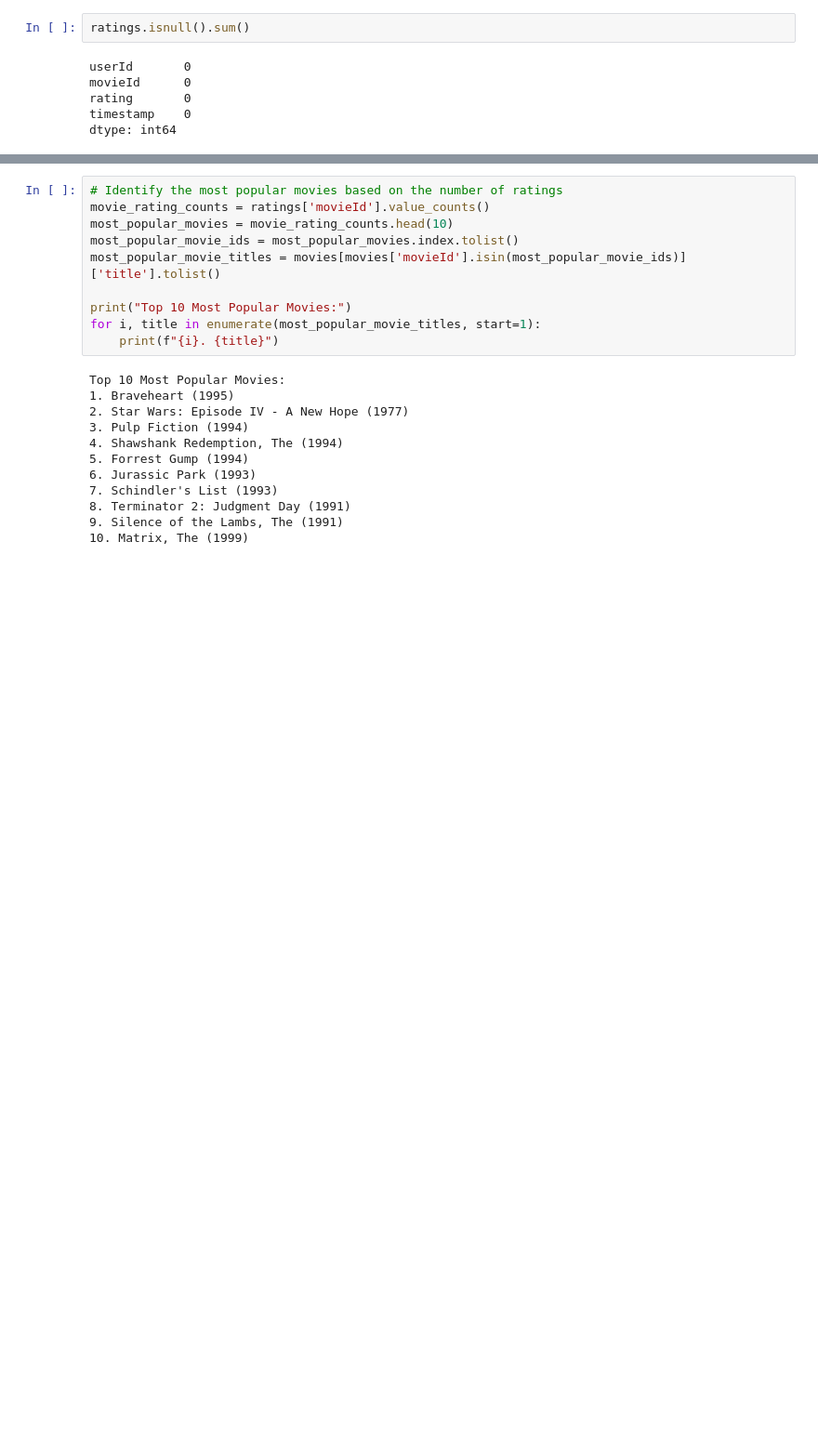
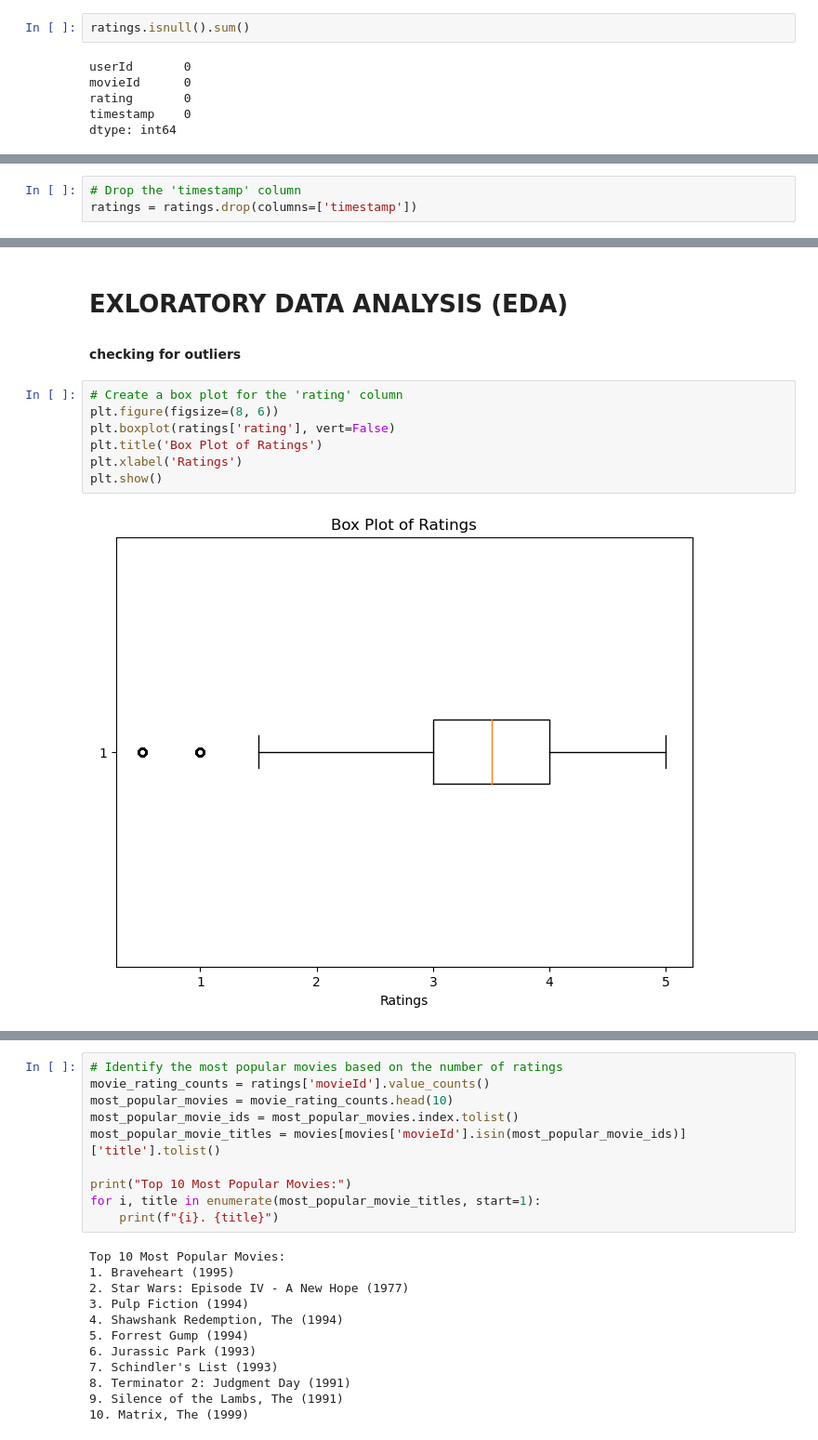
Before and after one commit to lewis-mawira/phase-4-project, a Jupyter notebook: Untitled.ipynb, the cells around one changed output, grey strips where cells are left out. Shown at 93% size. Drawn from its saved outputs; the diff is of its cells as text; blank space fills up the shorter version.

```diff
--- a/Untitled.ipynb
+++ b/Untitled.ipynb
@@ -164,0 +140,3 @@ plt.show()
+# %%
+# Drop the 'timestamp' column
+ratings = ratings.drop(columns=['timestamp'])
@@ -164,0 +196,13 @@ plt.show()
+# %% [markdown]
+# EXLORATORY DATA ANALYSIS (EDA)
+
+#### checking for outliers
+# %%
+# Create a box plot for the 'rating' column
+plt.figure(figsize=(8, 6))
+plt.boxplot(ratings['rating'], vert=False)
+plt.title('Box Plot of Ratings')
+plt.xlabel('Ratings')
+plt.show()
+# %% [output]
+[figure, added]
```
Also changed, not shown: parts of 57 cells of this notebook.
